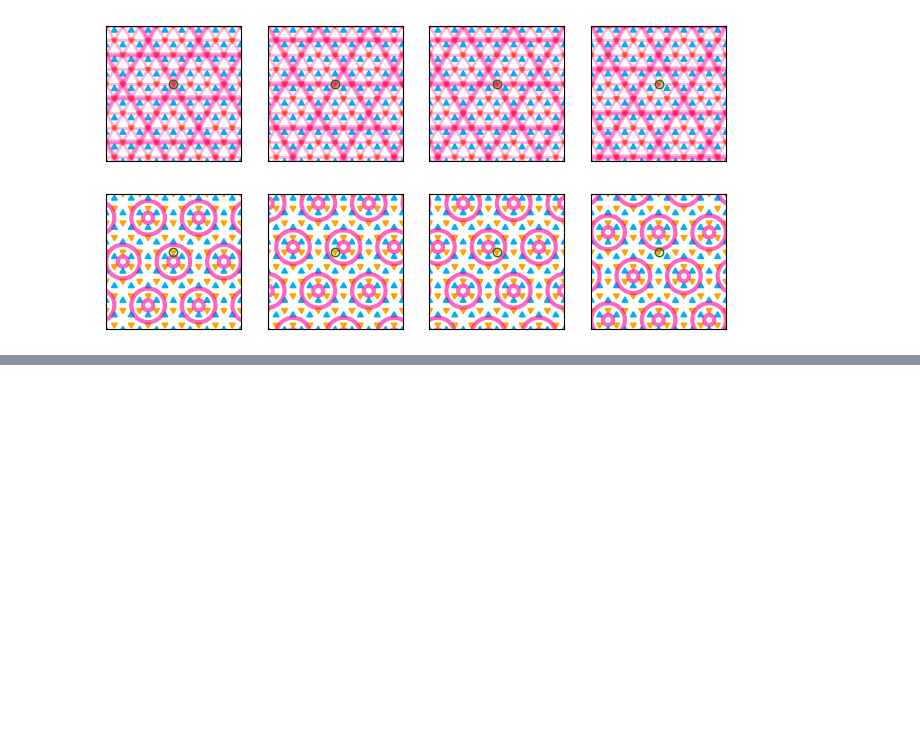
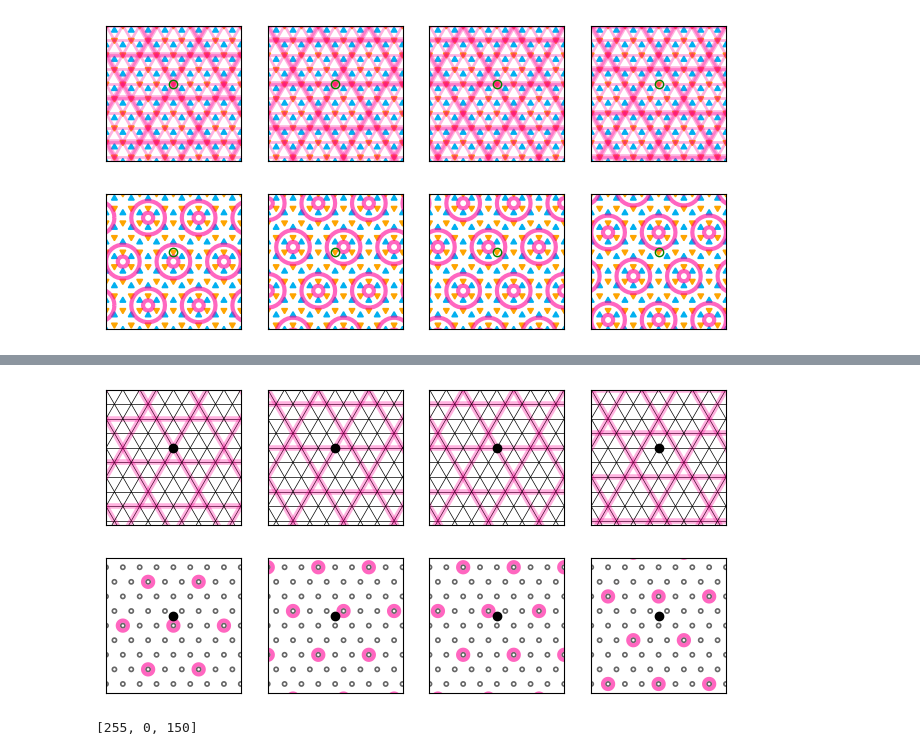
Before and after one commit to Potdooshami/2H_TaSe2_Tc_STM, a Jupyter notebook: E02_3x3x3.ipynb, the cells around one changed output, grey strips where cells are left out. Saved outputs shown, nothing was run; the diff lists cells and outputs as text; code cells hidden in the pictures; blank space fills up the shorter version.

```diff
--- a/E02_3x3x3.ipynb
+++ b/E02_3x3x3.ipynb
@@ -194,0 +245,59 @@ fig.savefig('assets/E02_v4.svg')
+# %%
+def draw_k(phis,ax):
+    c = np.array(color_hollow)/255
+    c = np.append(c,0.3)
+    ccc =(c,c,c)
+    O = np.array((0,1/(np.sqrt(3))))
+    ks = np.array(((0,1),(-np.sqrt(3)/2, -1/2),(np.sqrt(3)/2, -1/2)))
+    ks = ks*(2/(3*np.sqrt(3)))
+    for k,ik in zip(ks[:3],range(3)):
+        k_abs = np.linalg.vector_norm(k)
+        d = k/(k_abs**2)
+        cp.Collection.plot_plane_wave_lines(
+            k=k*3, color=["k","k","k"], ax=ax,
+            origin=O+d*phis[ik]*(2/3),
+            lw = .5)
+        cp.Collection.plot_plane_wave_lines(
+            k=k, color=ccc, ax=ax,
+            origin=O+d*phis[ik]*(2/3),
+            lw = 4)
+# %%
+O = np.array((0,1/(np.sqrt(3))))
+phiss = [
+    [1,0,0],
+    [0,1,0],
+    [0,0,1],
+    [-1,1,1]
+]
+n1n2s = list(map(from_phi123_to_n12t,phiss))
+msb,nsb = 2,4
+fig,axs = plt.subplots(msb,nsb,figsize=(8,4))
+for isb in range(msb):
+    for jsb in range(nsb):
+        phis = phiss[jsb]
+        n1n2=n1n2s[jsb
+        ]
+        ax = axs[isb,jsb]
+        plt.sca(ax)
+        # draw(pos_CDW=p2/3+np.array(n1n2),clr_CDW=color_hollow)
+        # draw2(phis,n1n2[:-1],ax=ax)
+        # draw_latt()
+        ax.set_xlim(-4,4)
+        ax.set_ylim(-4,4)
+        ax.set_xticks([])
+        ax.set_yticks([])
+        if isb == 1:
+
+            draw_center(pos_CDW=n1n2[:-1],mul=1,r=.05,clr_CDW=[0,0,0])
+            draw_center(pos_CDW=n1n2[:-1]/3)
+        elif isb == 0:
+            draw_k(phis=phis,ax=ax)
+            # draw_center(pos_CDW=n1n2[:-1],mul=1,r=.05,clr_CDW=[0,0,0])
+        plt.plot(O[0],O[1],'ko')
+fig.savefig('assets/E02_v5.svg')
+# %% [output]
+[figure, added]
+# %%
+color_hollow
+# %% [output]
+[255, 0, 150]
```
Also changed, not shown: parts of 3 cells of this notebook.
